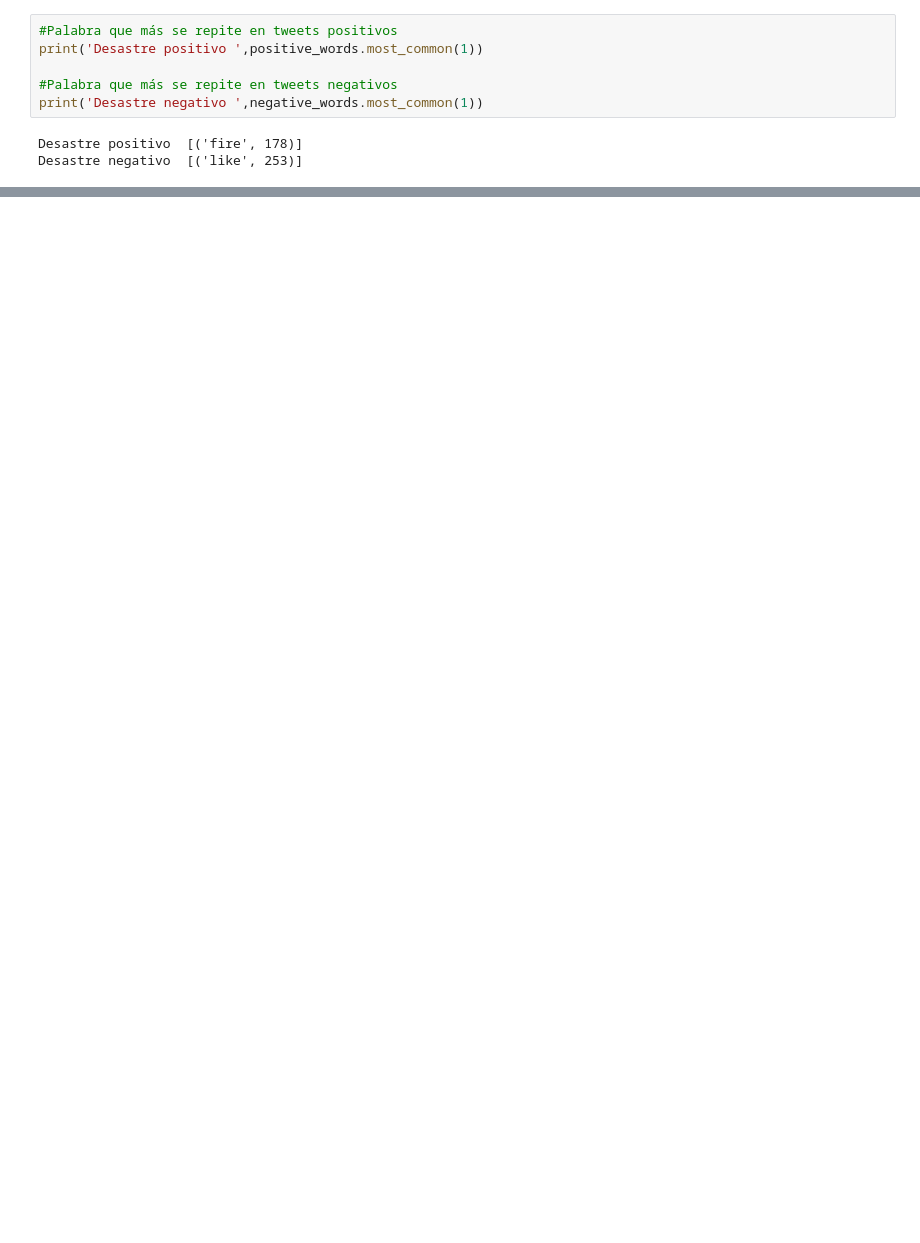
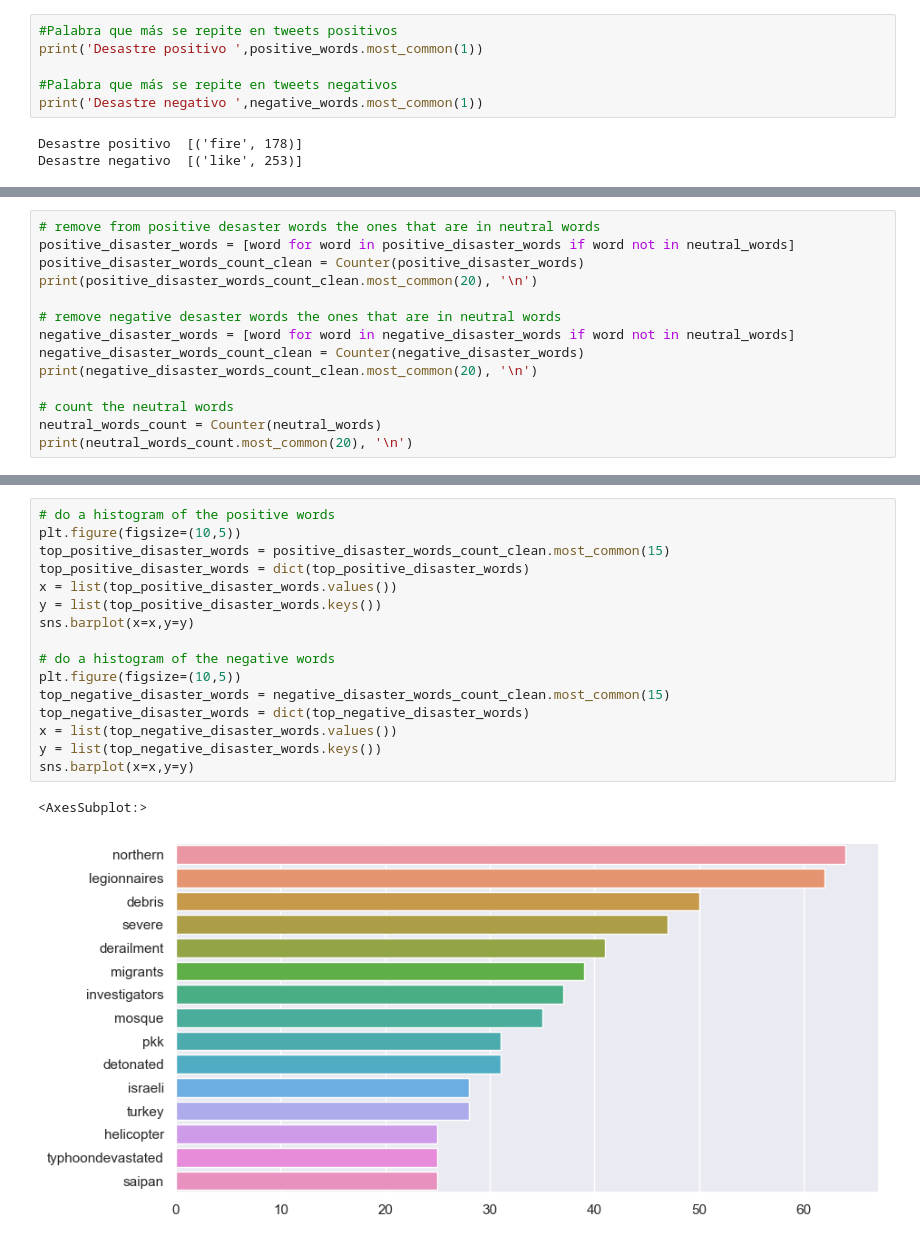
Before and after one commit to bryannalfaro/DS-Lab5, a Jupyter notebook: main.ipynb, the cells around one changed output, grey strips where cells are left out. Saved outputs shown, nothing was run; the diff lists cells and outputs as text; blank space fills up the shorter version.

```diff
--- a/main.ipynb
+++ b/main.ipynb
@@ -376,0 +408,14 @@ Desastre negativo  [('like', 253)]
+# %%
+# remove from positive desaster words the ones that are in neutral words
+positive_disaster_words = [word for word in positive_disaster_words if word not in neutral_words]
+positive_disaster_words_count_clean = Counter(positive_disaster_words)
+print(positive_disaster_words_count_clean.most_common(20), '\n')
+
+# remove negative desaster words the ones that are in neutral words
+negative_disaster_words = [word for word in negative_disaster_words if word not in neutral_words]
+negative_disaster_words_count_clean = Counter(negative_disaster_words)
+print(negative_disaster_words_count_clean.most_common(20), '\n')
+
+# count the neutral words
+neutral_words_count = Counter(neutral_words)
+print(neutral_words_count.most_common(20), '\n')
@@ -376,0 +428,19 @@ Desastre negativo  [('like', 253)]
+# %%
+# do a histogram of the positive words
+plt.figure(figsize=(10,5))
+top_positive_disaster_words = positive_disaster_words_count_clean.most_common(15)
+top_positive_disaster_words = dict(top_positive_disaster_words)
+x = list(top_positive_disaster_words.values())
+y = list(top_positive_disaster_words.keys())
+sns.barplot(x=x,y=y)
+
+# do a histogram of the negative words
+plt.figure(figsize=(10,5))
+top_negative_disaster_words = negative_disaster_words_count_clean.most_common(15)
+top_negative_disaster_words = dict(top_negative_disaster_words)
+x = list(top_negative_disaster_words.values())
+y = list(top_negative_disaster_words.keys())
+sns.barplot(x=x,y=y)
+# %% [output]
+<AxesSubplot:>
+[figure, added]
```
Also changed, not shown: parts of 9 cells of this notebook.
